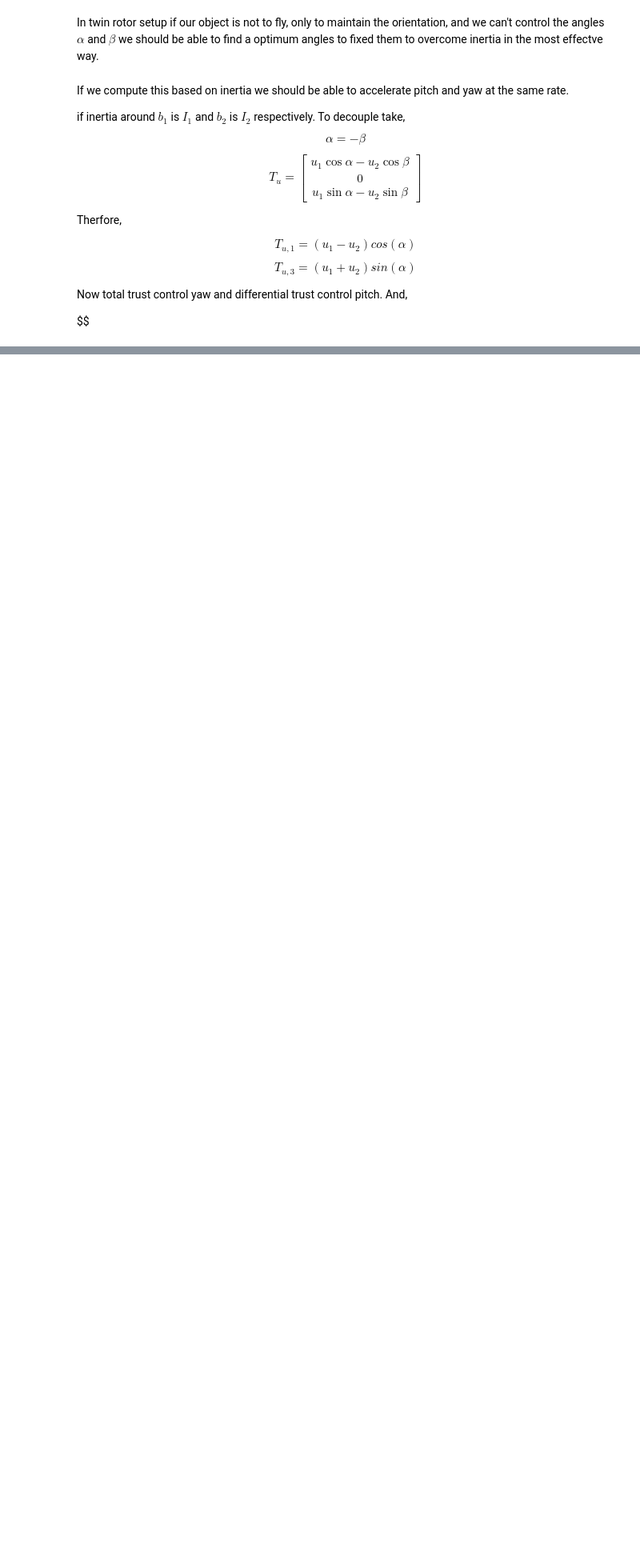
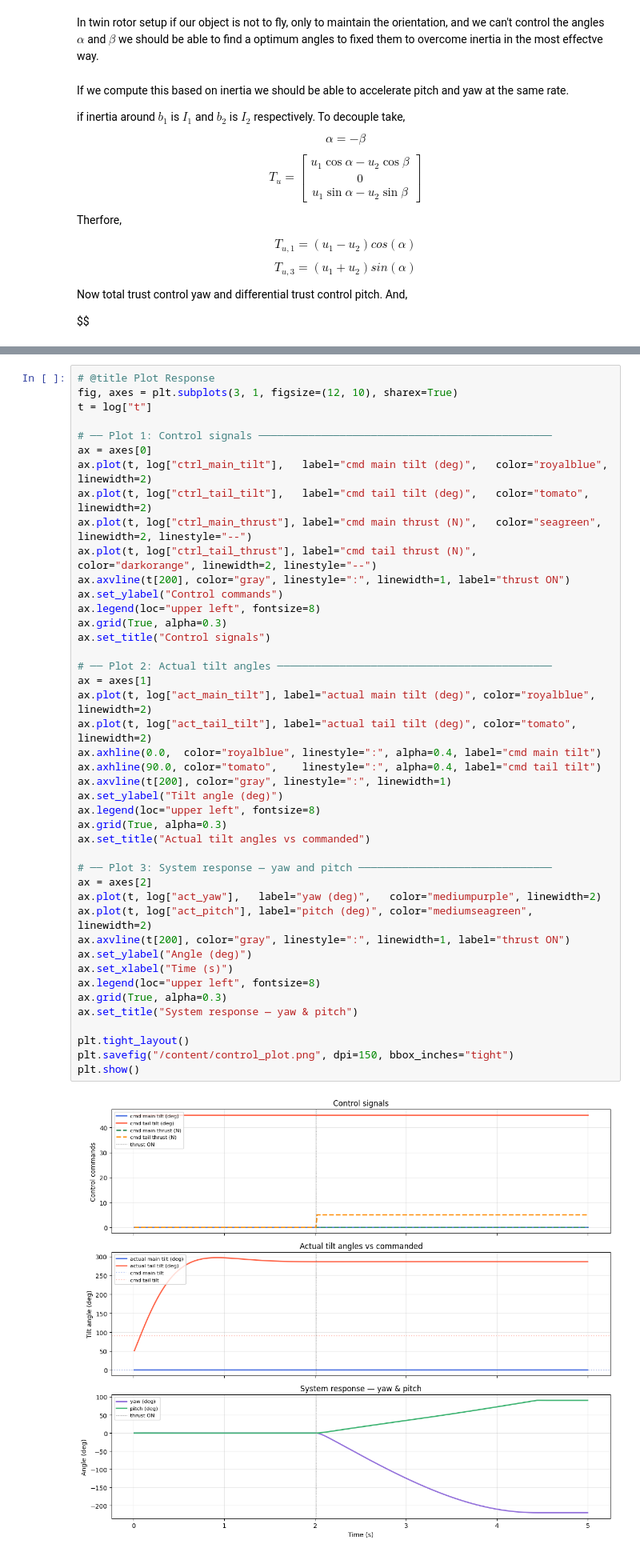
Before and after one commit to Alokathilakarathna/ME422_B3, a Jupyter notebook: RIgid Body Control/e20452.ipynb, the cells around one changed output, grey strips where cells are left out. Shown at 80% size. Saved outputs shown, nothing was run; the diff lists cells and outputs as text; blank space fills up the shorter version.

```diff
--- a/RIgid Body Control/e20452.ipynb
+++ b/RIgid Body Control/e20452.ipynb
@@ -684,0 +708,45 @@ AttributeError: 'System' object has no attribute 'num_bodies'
+# %%
+# @title Plot Response
+fig, axes = plt.subplots(3, 1, figsize=(12, 10), sharex=True)
+t = log["t"]
+
+# ── Plot 1: Control signals ───────────────────────────────────────────────
+ax = axes[0]
+ax.plot(t, log["ctrl_main_tilt"],   label="cmd main tilt (deg)",   color="royalblue",  linewidth=2)
+ax.plot(t, log["ctrl_tail_tilt"],   label="cmd tail tilt (deg)",   color="tomato",     linewidth=2)
+ax.plot(t, log["ctrl_main_thrust"], label="cmd main thrust (N)",   color="seagreen",   linewidth=2, linestyle="--")
+ax.plot(t, log["ctrl_tail_thrust"], label="cmd tail thrust (N)",   color="darkorange", linewidth=2, linestyle="--")
+ax.axvline(t[200], color="gray", linestyle=":", linewidth=1, label="thrust ON")
+ax.set_ylabel("Control commands")
+ax.legend(loc="upper left", fontsize=8)
+ax.grid(True, alpha=0.3)
+ax.set_title("Control signals")
+
+# ── Plot 2: Actual tilt angles ────────────────────────────────────────────
+ax = axes[1]
+ax.plot(t, log["act_main_tilt"], label="actual main tilt (deg)", color="royalblue", linewidth=2)
+ax.plot(t, log["act_tail_tilt"], label="actual tail tilt (deg)", color="tomato",    linewidth=2)
+ax.axhline(0.0,  color="royalblue", linestyle=":", alpha=0.4, label="cmd main tilt")
+ax.axhline(90.0, color="tomato",    linestyle=":", alpha=0.4, label="cmd tail tilt")
+ax.axvline(t[200], color="gray", linestyle=":", linewidth=1)
+ax.set_ylabel("Tilt angle (deg)")
+ax.legend(loc="upper left", fontsize=8)
+ax.grid(True, alpha=0.3)
+ax.set_title("Actual tilt angles vs commanded")
+
+# ── Plot 3: System response — yaw and pitch ───────────────────────────────
+ax = axes[2]
+ax.plot(t, log["act_yaw"],   label="yaw (deg)",   color="mediumpurple", linewidth=2)
+ax.plot(t, log["act_pitch"], label="pitch (deg)", color="mediumseagreen", linewidth=2)
+ax.axvline(t[200], color="gray", linestyle=":", linewidth=1, label="thrust ON")
+ax.set_ylabel("Angle (deg)")
+ax.set_xlabel("Time (s)")
+ax.legend(loc="upper left", fontsize=8)
+ax.grid(True, alpha=0.3)
+ax.set_title("System response — yaw & pitch")
+
+plt.tight_layout()
+plt.savefig("/content/control_plot.png", dpi=150, bbox_inches="tight")
+plt.show()
+# %% [output]
+[figure, added]
```
Also changed, not shown: parts of 12 cells of this notebook.
